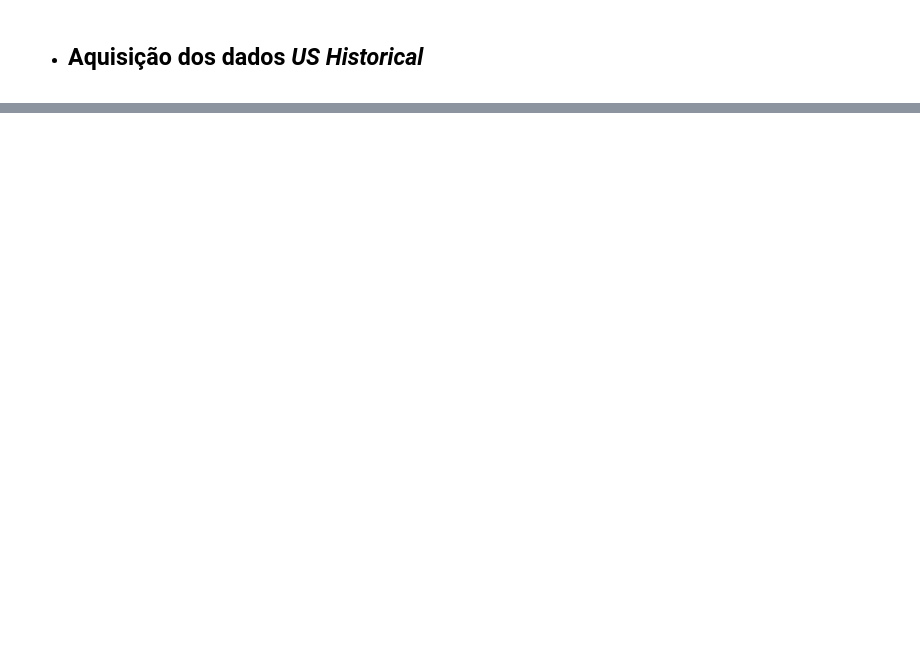
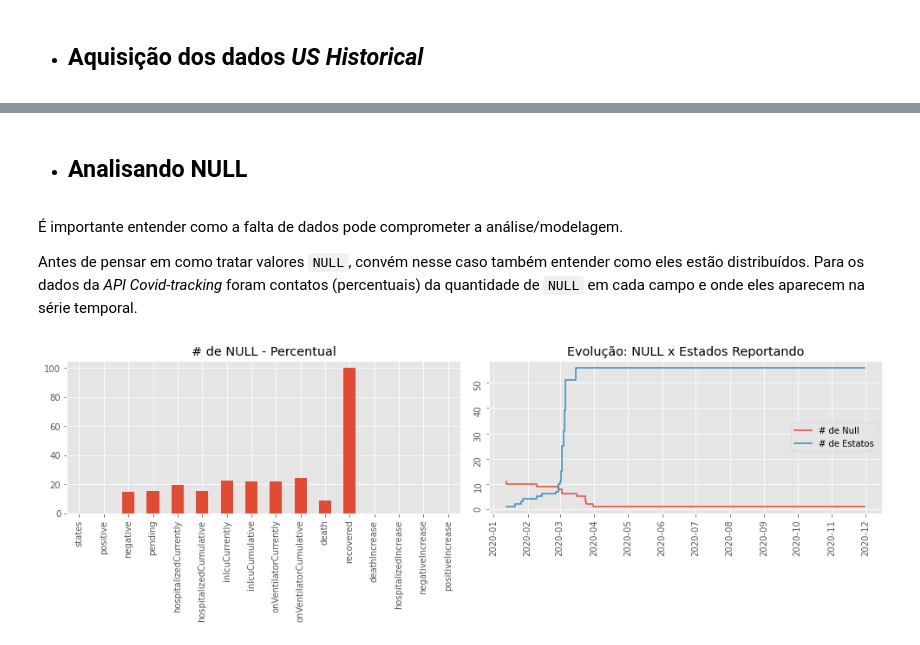
Before and after one commit to C0nrado/covid_prediction, a Jupyter notebook: 01_exploracao_inicial.ipynb, the cells around one changed output, grey strips where cells are left out. Saved outputs shown, nothing was run; the diff lists cells and outputs as text; code cells hidden in the pictures; blank space fills up the shorter version.

```diff
--- a/01_exploracao_inicial.ipynb
+++ b/01_exploracao_inicial.ipynb
@@ -28,13 +86,0 @@ Fetching files concluded.
-# %%
-def convert_date_to_index(df):
-    df = df.assign(date = df['date'].apply(pd.Period)) \
-            .set_index('date').sort_index(ascending=True) \
-            .loc['jan-2020':'nov-2020']
-    return df
-
-def mse(series):
-    return series.pow(2).sum().mean()
-
-def missing_period(period_index):
-    full_index = pd.period_range(start=period_index[0], end=period_index[-1], freq=period_index.freq)
-    return ~len(full_index) == len(period_index)
@@ -132,0 +98,5 @@ for i in range(65):
+# %%
+us_hist = pd.read_pickle('./data/dataframes/us_historical.pkl') \
+    .pipe(convert_date_to_index) \
+    .pipe(filling_period_index) \
+    .pipe(slice_dataframe, 'jan-2020', 'nov-2020')
@@ -132,0 +122,16 @@ for i in range(65):
+# %% [markdown]
+* ## Analisando NULL
+# %% [markdown]
+É importante entender como a falta de dados pode comprometer a análise/modelagem.
+
+Antes de pensar em como tratar valores `NULL`, convém nesse caso também entender como eles estão distribuídos. Para os dados da *API Covid-tracking* foram contatos (percentuais) da quantidade de `NULL` em cada campo e onde eles aparecem na série temporal.
+# %%
+fig, (ax1, ax2) = plot_grid(1, 2)
+us_hist.isnull().sum(axis=0).apply(lambda x: x/len(us_hist)*100).plot.bar(title='# de NULL - Percentual', ax=ax1)
+us_hist.isnull().sum(axis=1).pipe(lambda s: ax2.step(s.index.to_timestamp(),s.values, label='# de Null'))
+us_hist['states'].pipe(lambda s: ax2.step(s.index.to_timestamp(),s.values, label='# de Estatos'))
+ax2.legend()
+ax2.set_title('Evolução: NULL x Estados Reportando')
+ax2.tick_params(rotation=90);
+# %% [output]
+[figure, added]
```
Also changed, not shown: parts of 50 cells of this notebook, 1 other file.
